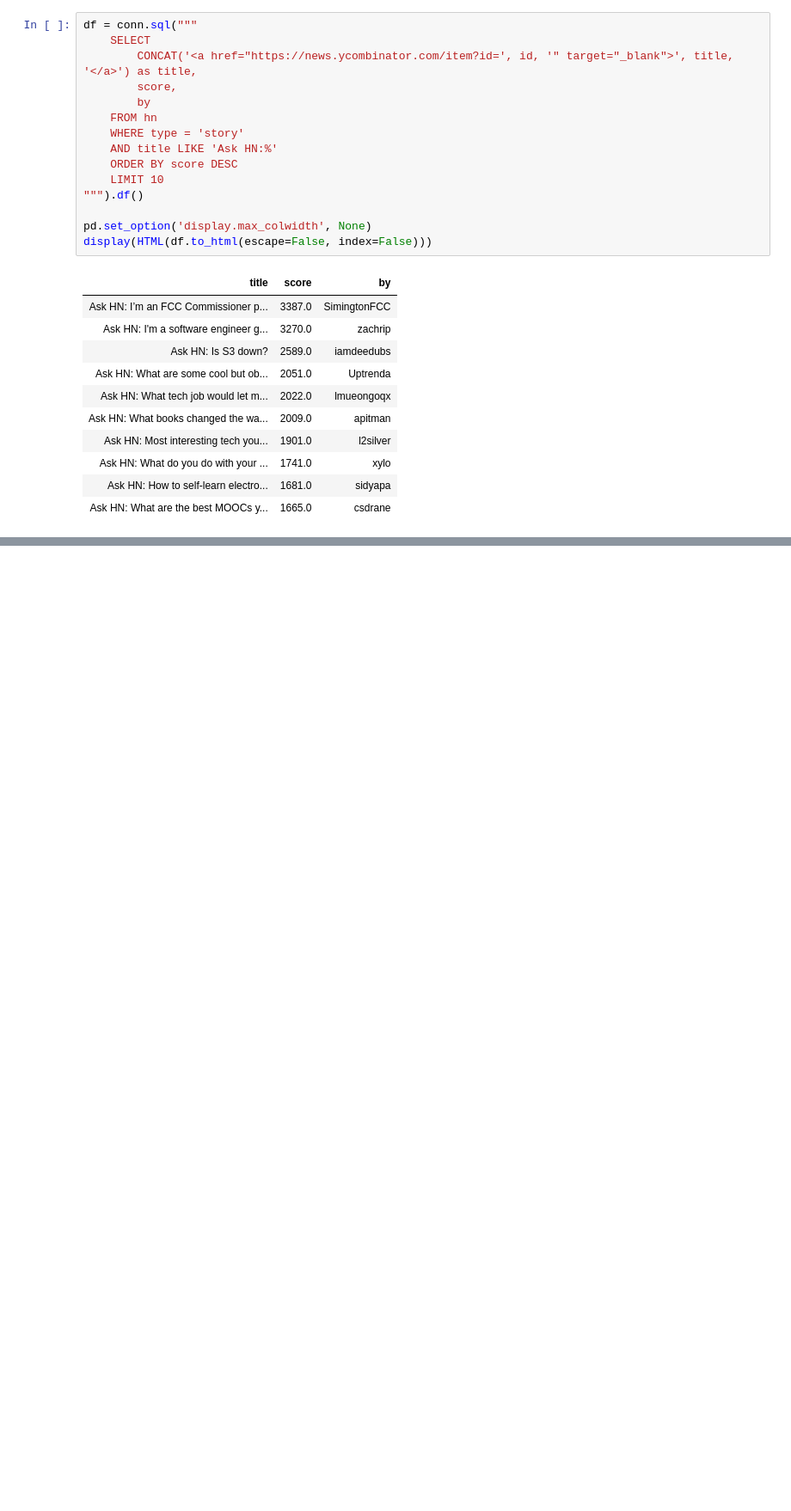
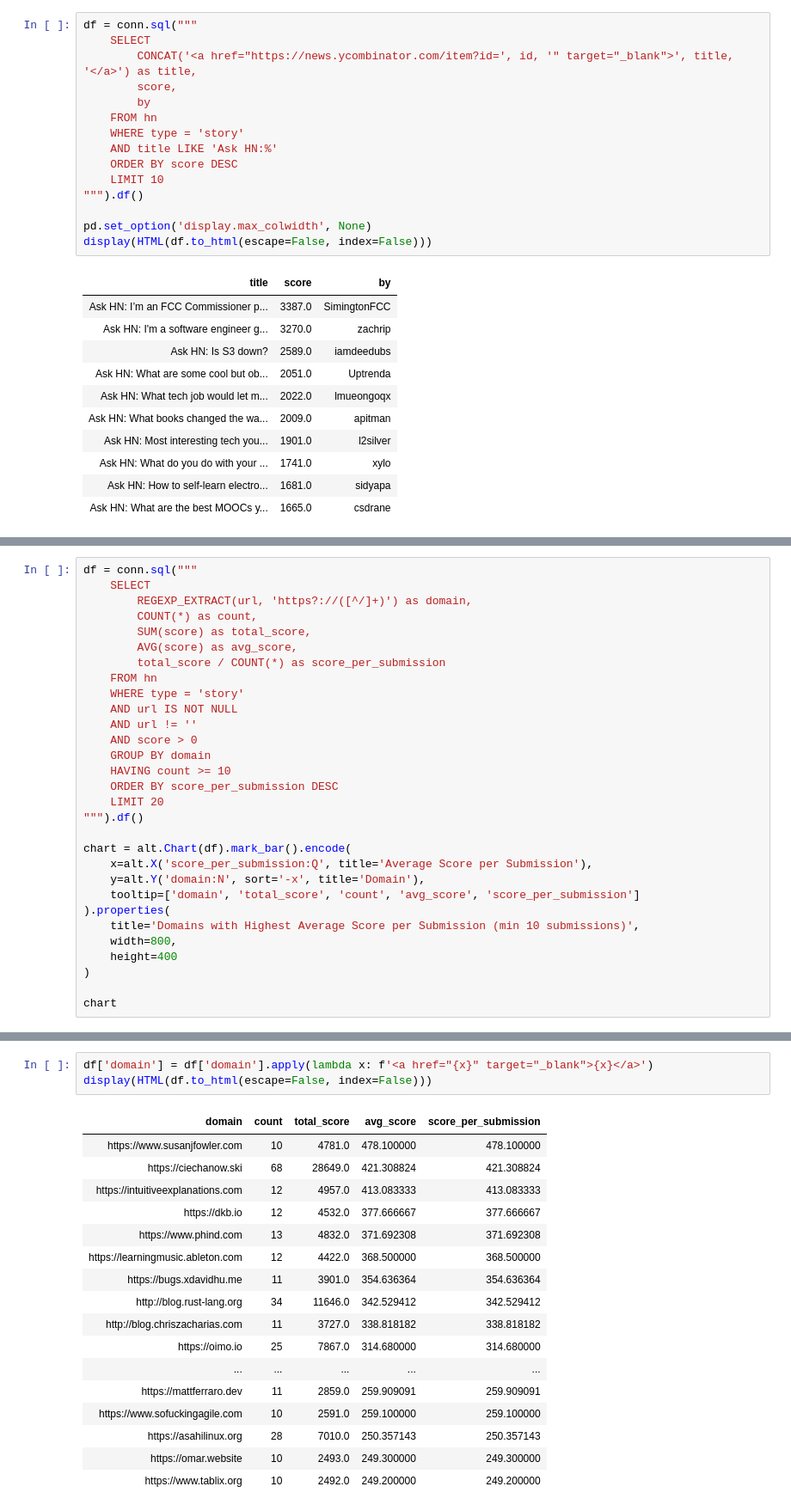
Before and after one commit to adhikasp/adhikasp.my.id, a Jupyter notebook: content/notebook/hn-data-exploration/notebook.ipynb, the cells around one changed output, grey strips where cells are left out. Shown at 86% size. Cells and saved outputs as stored; diff of their text form; blank space fills up the shorter version.

```diff
--- a/content/notebook/hn-data-exploration/notebook.ipynb
+++ b/content/notebook/hn-data-exploration/notebook.ipynb
@@ -350,0 +415,30 @@ display(HTML(df.to_html(escape=False, index=False)))
+# %%
+df = conn.sql("""
+    SELECT
+        REGEXP_EXTRACT(url, 'https?://([^/]+)') as domain,
+        COUNT(*) as count,
+        SUM(score) as total_score,
+        AVG(score) as avg_score,
+        total_score / COUNT(*) as score_per_submission
+    FROM hn
+    WHERE type = 'story'
+    AND url IS NOT NULL
+    AND url != ''
+    AND score > 0
+    GROUP BY domain
+    HAVING count >= 10
+    ORDER BY score_per_submission DESC
+    LIMIT 20
+""").df()
+
+chart = alt.Chart(df).mark_bar().encode(
+    x=alt.X('score_per_submission:Q', title='Average Score per Submission'),
+    y=alt.Y('domain:N', sort='-x', title='Domain'),
+    tooltip=['domain', 'total_score', 'count', 'avg_score', 'score_per_submission']
+).properties(
+    title='Domains with Highest Average Score per Submission (min 10 submissions)',
+    width=800,
+    height=400
+)
+
+chart
@@ -350,0 +447,21 @@ display(HTML(df.to_html(escape=False, index=False)))
+# %%
+df['domain'] = df['domain'].apply(lambda x: f'<a href="{x}" target="_blank">{x}</a>')
+display(HTML(df.to_html(escape=False, index=False)))
+# %% [output]
+| domain | count | total_score | avg_score | score_per_submission |
+| https://www.susanjfowler.com | 10 | 4781.0 | 478.100000 | 478.100000 |
+| https://ciechanow.ski | 68 | 28649.0 | 421.308824 | 421.308824 |
+| https://intuitiveexplanations.com | 12 | 4957.0 | 413.083333 | 413.083333 |
+| https://dkb.io | 12 | 4532.0 | 377.666667 | 377.666667 |
+| https://www.phind.com | 13 | 4832.0 | 371.692308 | 371.692308 |
+| https://learningmusic.ableton.com | 12 | 4422.0 | 368.500000 | 368.500000 |
+| https://bugs.xdavidhu.me | 11 | 3901.0 | 354.636364 | 354.636364 |
+| http://blog.rust-lang.org | 34 | 11646.0 | 342.529412 | 342.529412 |
+| http://blog.chriszacharias.com | 11 | 3727.0 | 338.818182 | 338.818182 |
+| https://oimo.io | 25 | 7867.0 | 314.680000 | 314.680000 |
+| ... | ... | ... | ... | ... |
+| https://mattferraro.dev | 11 | 2859.0 | 259.909091 | 259.909091 |
+| https://www.sofuckingagile.com | 10 | 2591.0 | 259.100000 | 259.100000 |
+| https://asahilinux.org | 28 | 7010.0 | 250.357143 | 250.357143 |
+| https://omar.website | 10 | 2493.0 | 249.300000 | 249.300000 |
+| https://www.tablix.org | 10 | 2492.0 | 249.200000 | 249.200000 |
```
Also changed, not shown: parts of 6 cells of this notebook.
